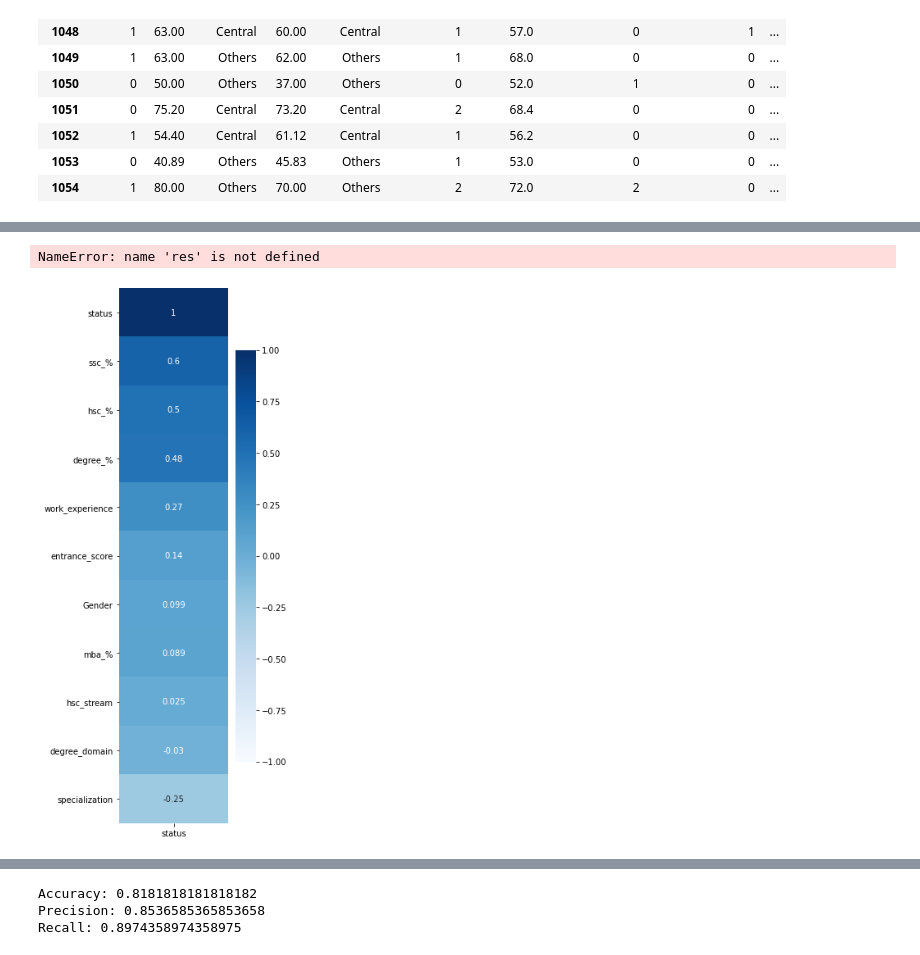
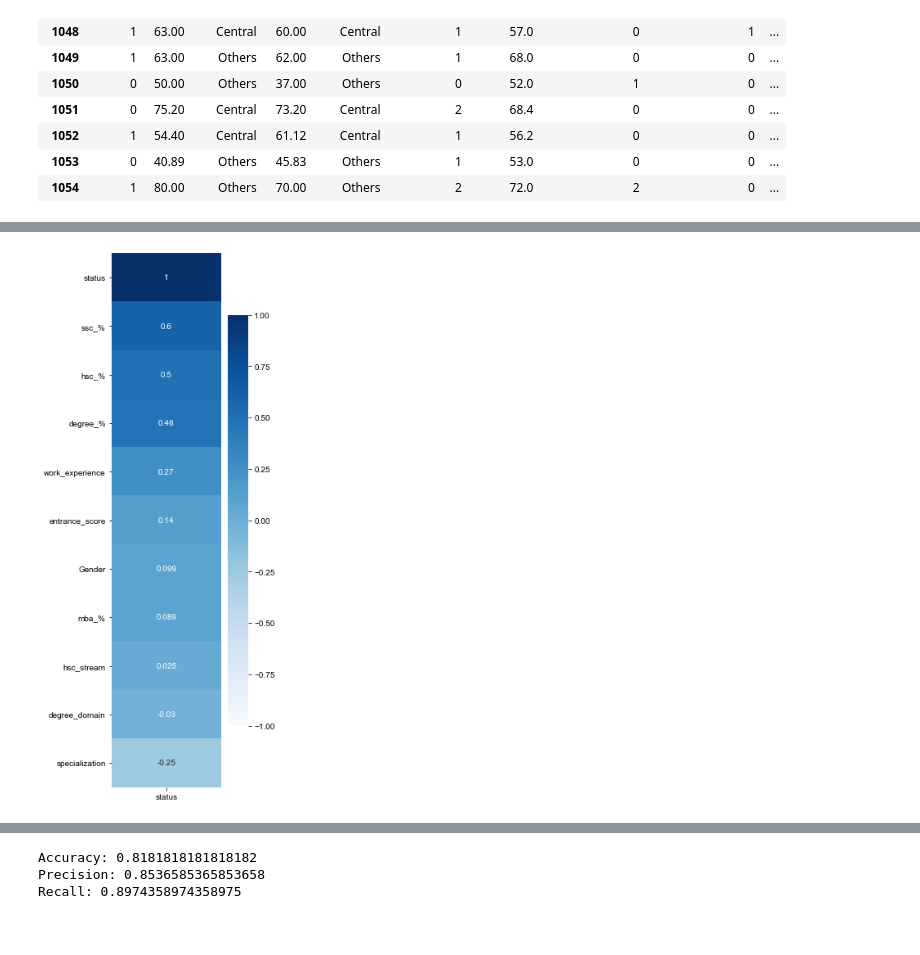
Before and after one commit to Graphtrack/IIMR-Phoenix, a Jupyter notebook: Pheonix analysis.ipynb, the cells around one changed output, grey strips where cells are left out. Drawn from its saved outputs; the diff is of its cells as text; code cells hidden in the pictures.

```diff
--- a/Pheonix analysis.ipynb
+++ b/Pheonix analysis.ipynb
@@ -89,17 +89,16 @@ Requirement already satisfied: six>=1.5 in c:\users\misht\anaconda3\envs\dimpyii
 # %%
 import seaborn as sn
 import numpy as np
 import matplotlib.pyplot as plt
 #stats.pointbiserialr(df['status'],df['ssc_%'])
 plt.figure(figsize=(3,12))
 sn.heatmap(df.corr()[['status']].sort_values(by=['status'],ascending=False),
             vmin=-1,
             cmap='Blues',
             annot=True,
           );
-res.set_xticklabels(res.get_xmajorticklabels(), fontsize = 18)
+
 sn.set(font_scale=2)
 plt.show()
 # %% [output]
-NameError: name 'res' is not defined
-[figure, old version]
+[figure, new version]
```
Also changed, not shown: parts of 2 cells of this notebook.
